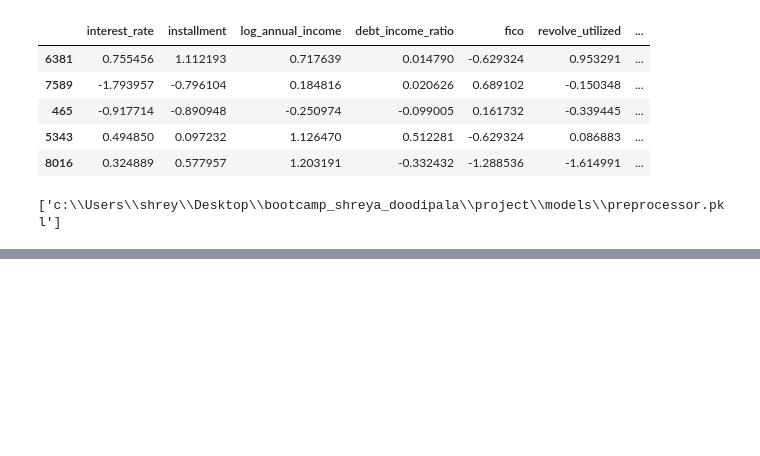
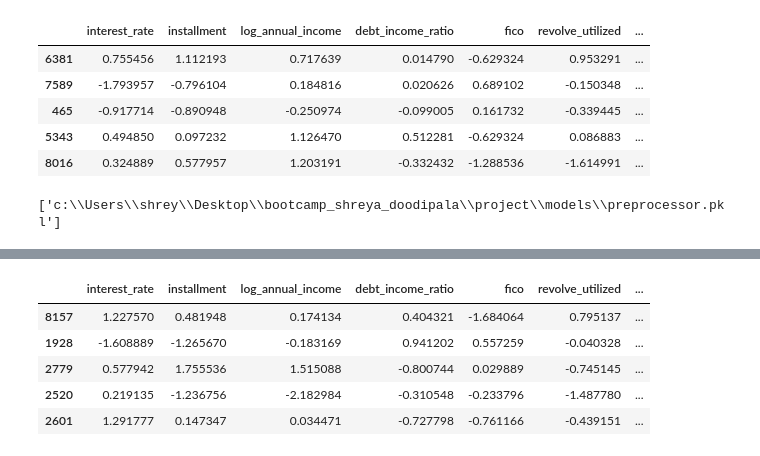
Before and after one commit to Shreyadoodipala/bootcamp_shreya_doodipala, a Jupyter notebook: project/notebooks/5-data_preprocessing_2.ipynb, the cells around one changed output, grey strips where cells are left out. Drawn from its saved outputs; the diff is of its cells as text; code cells hidden in the pictures; blank space fills up the shorter version.

```diff
--- a/project/notebooks/5-data_preprocessing_2.ipynb
+++ b/project/notebooks/5-data_preprocessing_2.ipynb
@@ -198,0 +205,15 @@ joblib.dump(preprocessor, MODEL_DIR / "preprocessor.pkl")
+# %%
+df = pd.read_csv(DATA_DIR_PROCESSED / "2-loan_data_feature_engineered.csv")
+# %%
+X = df.drop(columns=['default'])
+y = df['default']
+
+X_train, X_test, y_train, y_test = train_test_split(X, y, test_size=0.2, random_state=42, stratify=y)
+# %%
+freq_encoder = preproc.FrequencyEncoder()
+X_train = freq_encoder.fit_transform(X_train, cols=["purpose"])
+X_test = freq_encoder.transform(X_test)
+# %%
+X_train_proc, X_test_proc, preprocessor, col_groups = preproc.preprocess_data(
+    X_train, X_test, categorical_cols=["purpose", "credit_policy", "default"]
+)
@@ -198,0 +246,9 @@ joblib.dump(preprocessor, MODEL_DIR / "preprocessor.pkl")
+# %%
+X_test_proc.head()
+# %% [output]
+|  | interest_rate | installment | log_annual_income | debt_income_ratio | fico | revolve_utilized | ... |
+| 8157 | 1.227570 | 0.481948 | 0.174134 | 0.404321 | -1.684064 | 0.795137 | ... |
+| 1928 | -1.608889 | -1.265670 | -0.183169 | 0.941202 | 0.557259 | -0.040328 | ... |
+| 2779 | 0.577942 | 1.755536 | 1.515088 | -0.800744 | 0.029889 | -0.745145 | ... |
+| 2520 | 0.219135 | -1.236756 | -2.182984 | -0.310548 | -0.233796 | -1.487780 | ... |
+| 2601 | 1.291777 | 0.147347 | 0.034471 | -0.727798 | -0.761166 | -0.439151 | ... |
```
Also changed, not shown: parts of 4 cells of this notebook, 1 other file.
